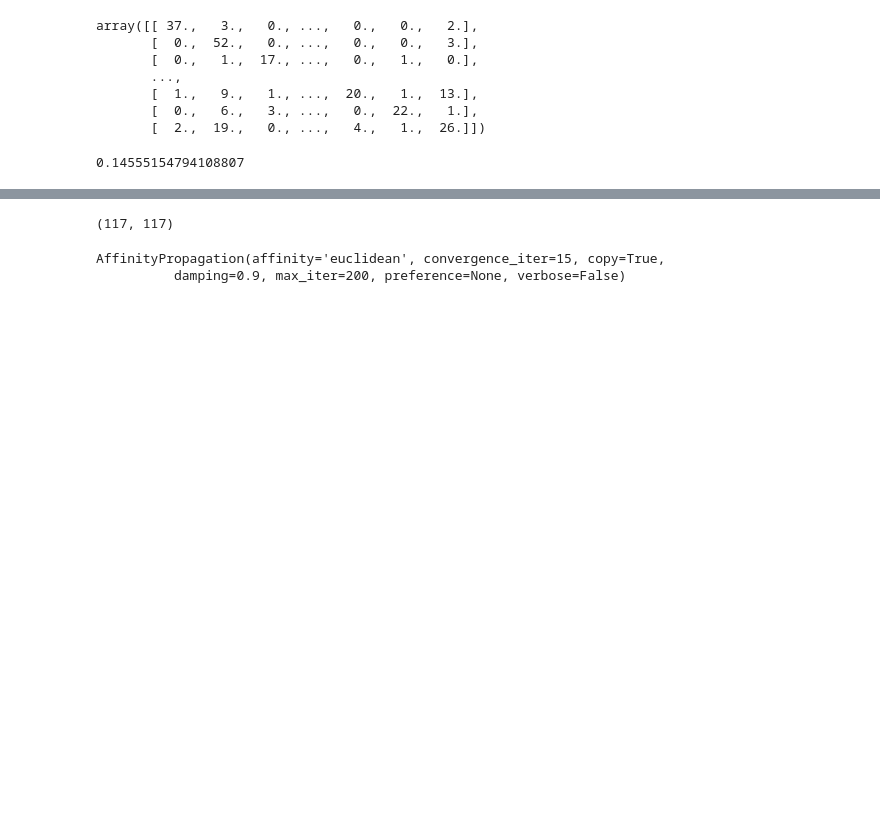
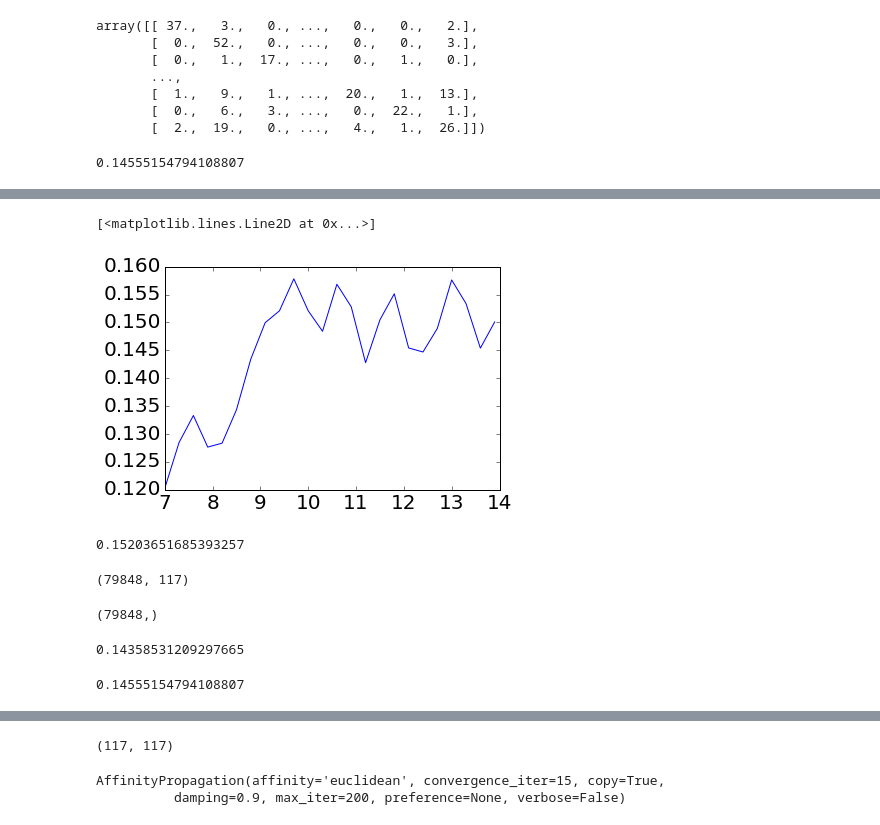
Before and after one commit to neuroailab/barrel, a Jupyter notebook: ipython_note_anlys/Response_analysis.ipynb, the cells around one changed output, grey strips where cells are left out. Drawn from its saved outputs; the diff is of its cells as text; code cells hidden in the pictures; blank space fills up the shorter version.

```diff
--- a/ipython_note_anlys/Response_analysis.ipynb
+++ b/ipython_note_anlys/Response_analysis.ipynb
@@ -501,0 +684,14 @@ np.sum(argmax_fcadd==data_label)*1.0/len(data_label)
+# %%
+x_pos = np.arange(7, 14, 0.3)
+
+perf_scale = [get_perf_range(speed_arr, v-0.3, v+0.3, argmax_fcadd, data_label) for v in x_pos]
+plt.plot(x_pos, perf_scale)
+# %% [output]
+[<matplotlib.lines.Line2D at 0x...>]
+[figure, added]
+# %%
+sample_arr = speed_arr > 13
+
+np.sum(argmax_fcadd[sample_arr]==data_label[sample_arr])*1.0/np.sum(sample_arr)
+# %% [output]
+0.15203651685393257
@@ -501,0 +700,4 @@ np.sum(argmax_fcadd==data_label)*1.0/len(data_label)
+# %%
+fcadd_fdb.shape
+# %% [output]
+(79848, 117)
@@ -501,0 +706,12 @@ np.sum(argmax_fcadd==data_label)*1.0/len(data_label)
+# %%
+fdb_argmax_fcadd.shape
+# %% [output]
+(79848,)
+# %%
+np.sum(fdb_argmax_fcadd==data_label)*1.0/len(data_label)
+# %% [output]
+0.14358531209297665
+# %%
+np.sum(argmax_fcadd==data_label)*1.0/len(data_label)
+# %% [output]
+0.14555154794108807
```
Also changed, not shown: parts of 20 cells of this notebook, 1 other file.
